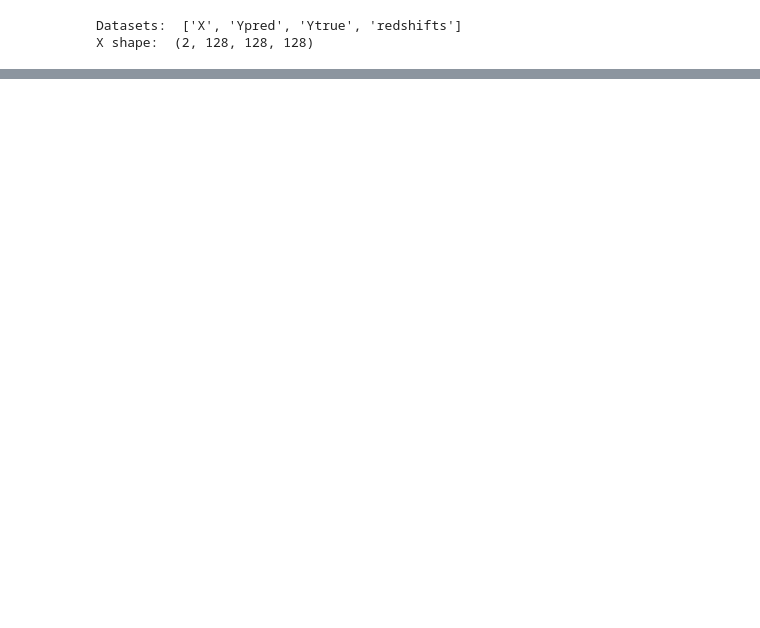
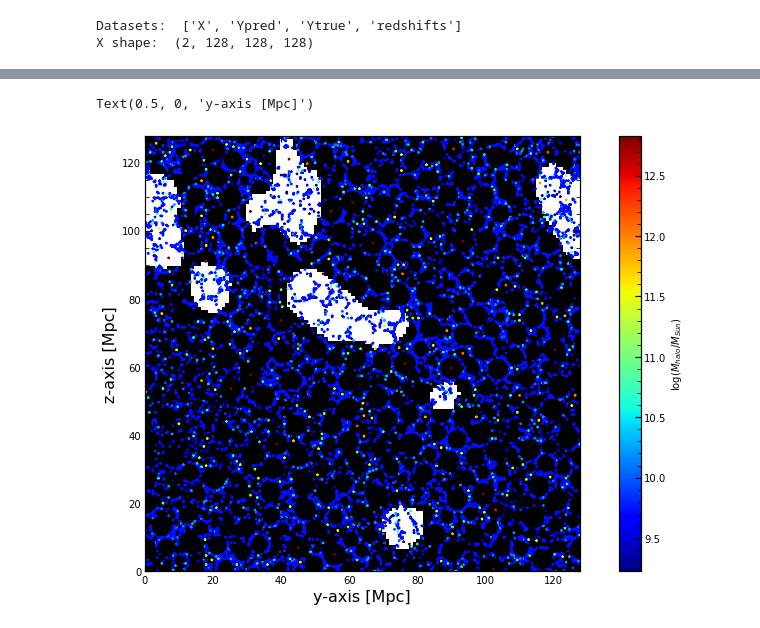
Before and after one commit to kenj19/PHYS459, a Jupyter notebook: read_coeval_boxes.ipynb, the cells around one changed output, grey strips where cells are left out. Saved outputs shown, nothing was run; the diff lists cells and outputs as text; code cells hidden in the pictures; blank space fills up the shorter version.

```diff
--- a/read_coeval_boxes.ipynb
+++ b/read_coeval_boxes.ipynb
@@ -58,0 +101,17 @@ initial_conditions = p21c.initial_conditions(
+# %%
+# get halo masses in the slice to plot onto, do not sort yet
+halo_masses_slice = halos.halo_masses[halos.halo_coords[:,2]==0]
+#sorted_halo_masses_slice = np.sort(halo_masses_slice)
+#sorted_halo_masses_inds_slice = np.argsort(halo_masses_slice)
+halo_coords_slice = halos.halo_coords[halos.halo_coords[:,2]==0]
+
+#sorted_halo_coords_slice = halo_coords_slice[sorted_halo_masses_inds_slice]
+# %%
+# Convert halo_coords_slice into distance coords to plot overtop of bubble plot
+
+def vox_to_dist(box_len, HII_dim, vox_coords):
+    dim = HII_dim*3
+    dist_coords = (box_len/dim)*vox_coords
+    return dist_coords
+
+dist_halo_coords_slice = vox_to_dist(BOX_LEN, HII_DIM, halo_coords_slice[:, :2])
@@ -58,0 +133,27 @@ initial_conditions = p21c.initial_conditions(
+# %%
+# Plot the binarized data after applying 0.9 cutoff, do so for tranverse slice at z=0
+
+cutoff = 0.9
+y_0 = Ypred[0]
+slice_binarized_pred = y_0[:,:,0] # z = 0
+super_threshold_indices = (slice_binarized_pred >= cutoff) # map to 1
+sub_threshold_indices = (slice_binarized_pred < cutoff) # map to 0
+slice_binarized_pred[super_threshold_indices] = 1 #
+slice_binarized_pred[sub_threshold_indices] = 0
+# %%
+fig, ax = plt.subplots(figsize=[14, 8])
+ax.imshow(slice_binarized_pred, cmap='Greys')#,  interpolation='nearest')
+# for x=x_coord, y=y_coord, c=mass, and cmap will put gradient of masses
+plt.gca().invert_yaxis()
+im = ax.scatter(x=dist_halo_coords_slice[:,0], y=dist_halo_coords_slice[:,1],
+           marker='*', s=5.0, c=np.log10(halo_masses_slice), cmap='jet')
+fig.colorbar(im, label='log($M_{halo}/M_{Sun}$)', ax=ax)
+ax.set_xlim(0, 127.6666666)
+ax.set_ylim(0, 127.6666666)
+ax.set_ylabel('z-axis [Mpc]', fontsize=16)
+ax.set_xlabel('y-axis [Mpc]', fontsize=16)
+#plt.show()
+#fig.savefig('/Users/jacobkennedy/Desktop/PHYS_459/color_coded_masses_over_bubbles.jpeg')
+# %% [output]
+Text(0.5, 0, 'y-axis [Mpc]')
+[figure, added]
```
Also changed, not shown: parts of 13 cells of this notebook.
